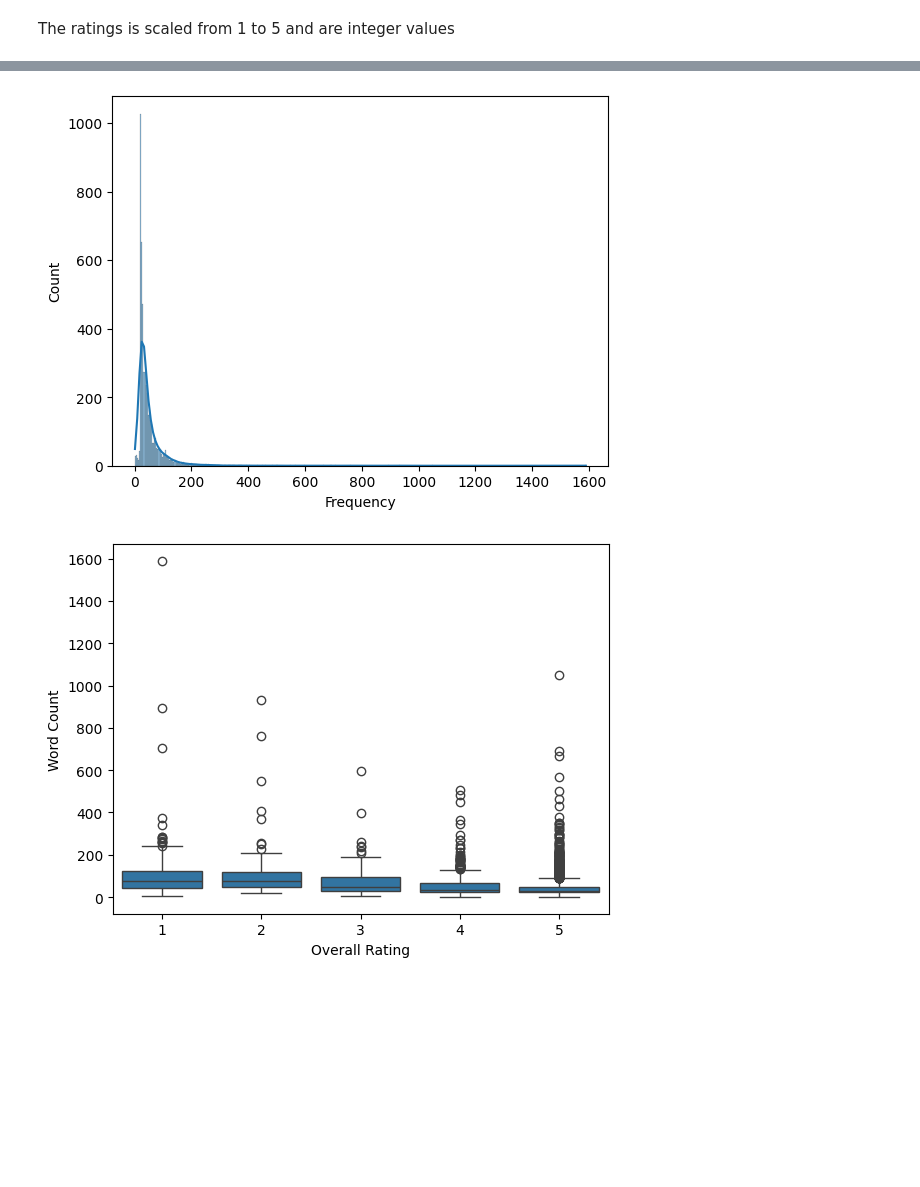
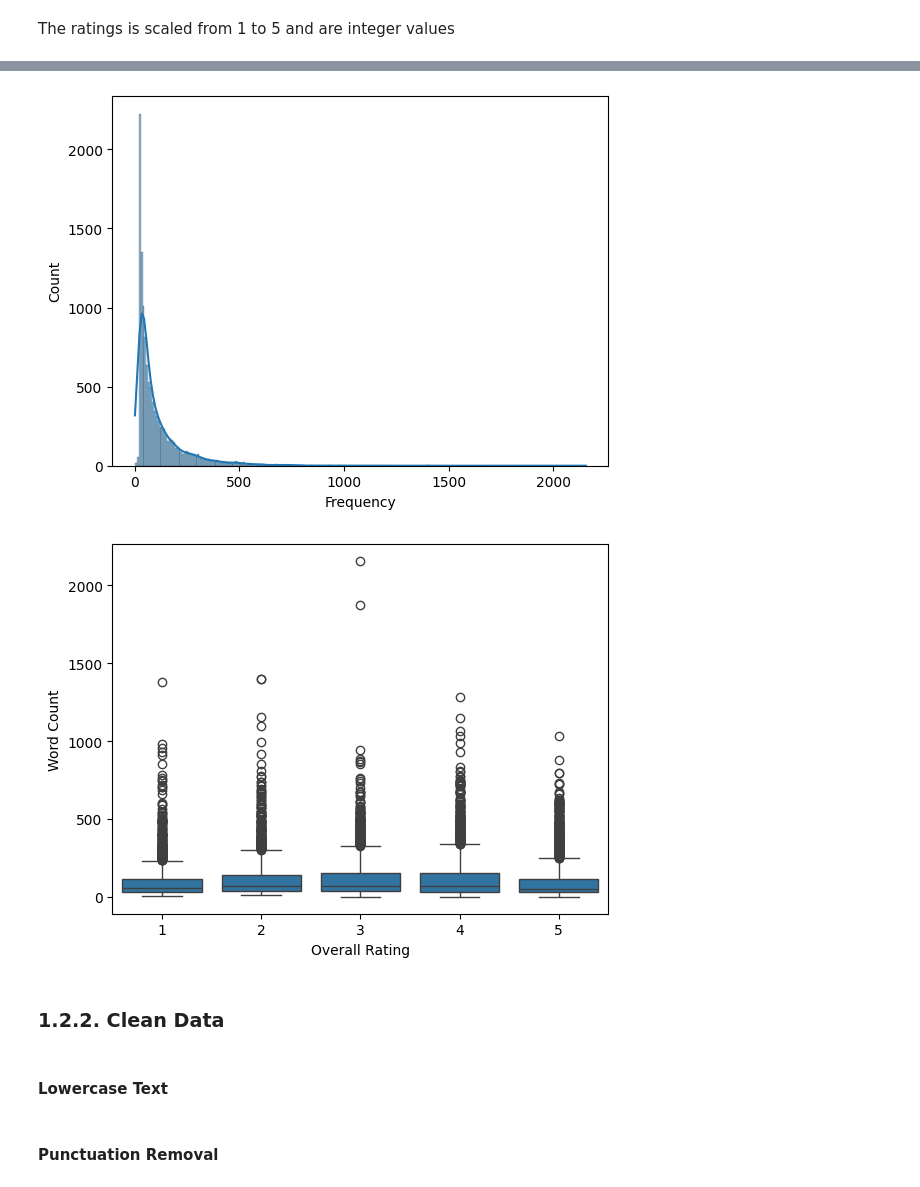
Before and after one commit to andreburg/MLG382-Project2, a Jupyter notebook: notebooks/modelling.ipynb, the cells around one changed output, grey strips where cells are left out. Cells and saved outputs as stored; diff of their text form; code cells hidden in the pictures; blank space fills up the shorter version.

```diff
--- a/notebooks/modelling.ipynb
+++ b/notebooks/modelling.ipynb
@@ -48,6 +54,6 @@ warnings.simplefilter('ignore', category=Warning, lineno=0, append=False)
 # %% [markdown]
 Load the data from our text file.
 # %%
-data = pd.read_csv('../data/amazon_reviews.csv', index_col='Unnamed: 0')
+data = pd.read_csv('../data/all_kindle_review.csv', index_col='Unnamed: 0')
 data.head()
 # %% [output]
@@ -115,5 +135,5 @@ Name: count, dtype: int64
 # %% [markdown]
 The ratings is scaled from 1 to 5 and are integer values
 # %%
-data.overall = data.overall.astype(int)
+data.rating = data.rating.astype(int)
 # %%
@@ -129,11 +151,15 @@ plt.xlabel('Word Count')
 plt.xlabel('Frequency')
 plt.show()
 # %% [output]
-[figure, old version]
+[figure, new version]
 # %%
-sns.boxplot(x=data.overall, y=data.reviewText.apply(lambda text: len(text.split(" "))))
+sns.boxplot(x=data.rating, y=data.reviewText.apply(lambda text: len(text.split(" "))))
 plt.ylabel('Word Count')
 plt.xlabel('Overall Rating')
 plt.show()
 # %% [output]
-[figure, old version]
+[figure, new version]
+# %% [markdown]
+### 1.2.2. Clean Data
+# %% [markdown]
+#### Lowercase Text
@@ -139,0 +168,2 @@ plt.show()
+# %% [markdown]
+#### Punctuation Removal
```
Also changed, not shown: parts of 74 cells of this notebook, 4 other files.
